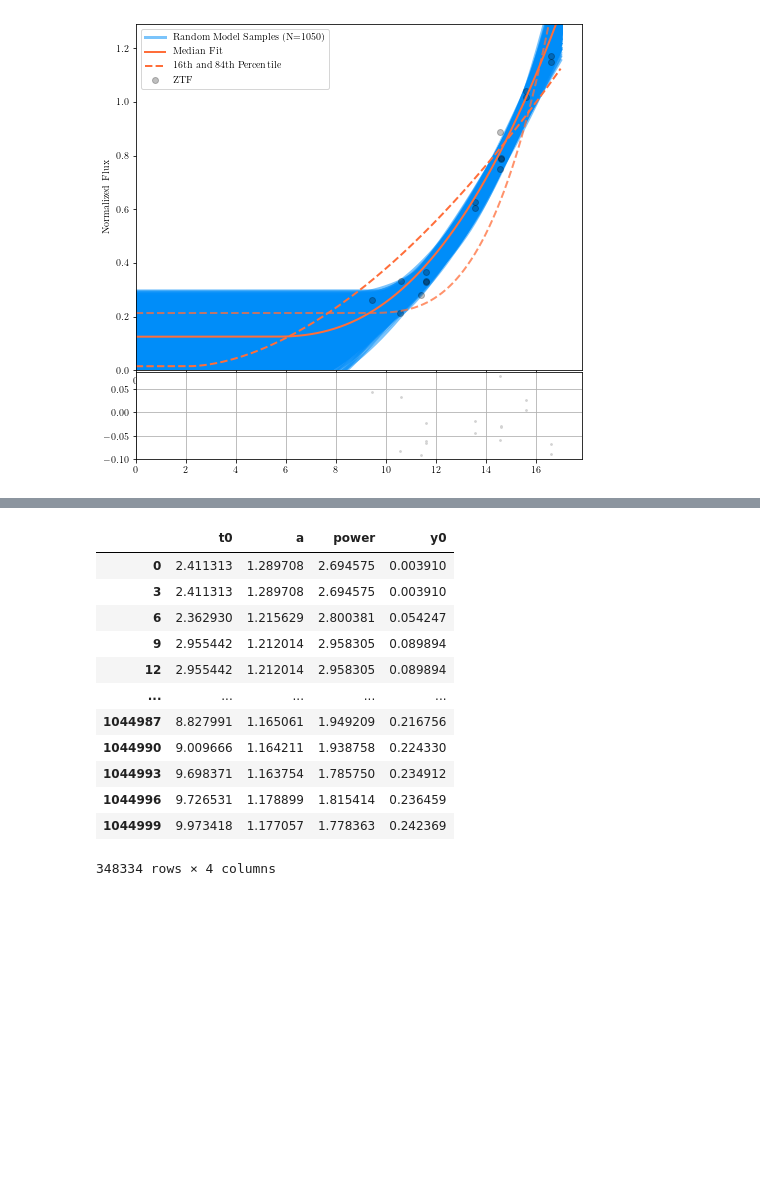
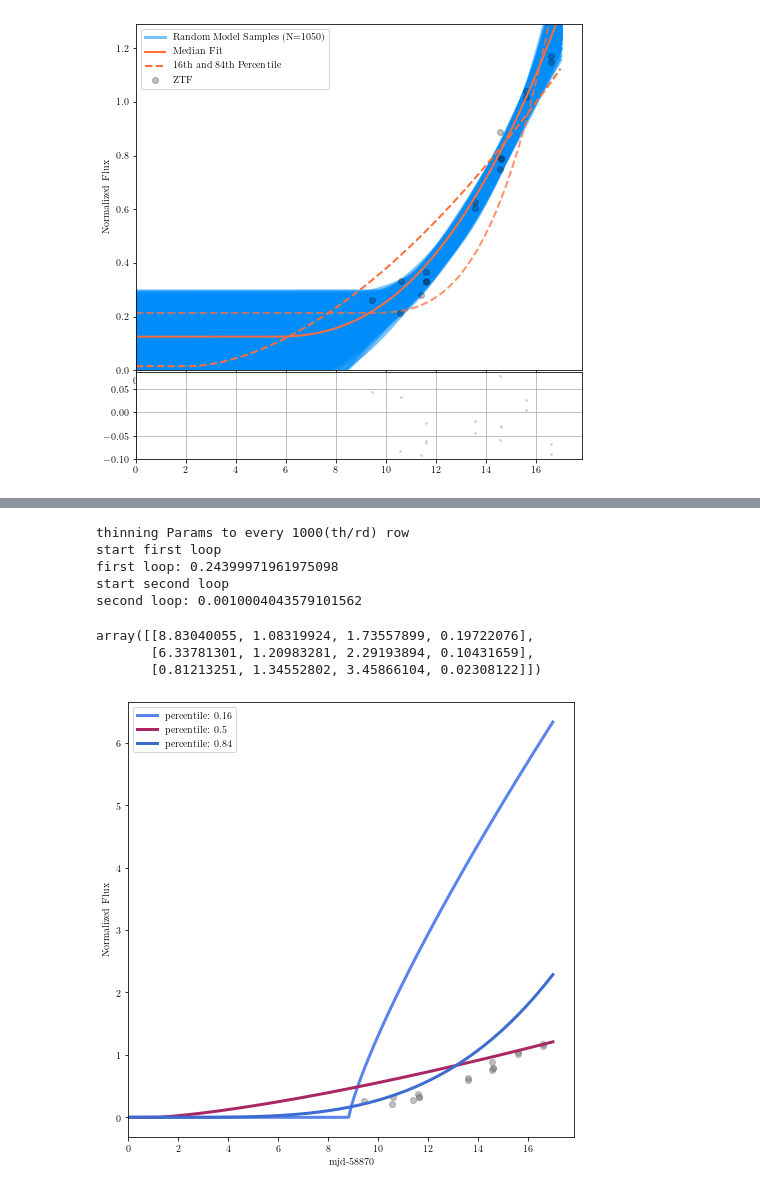
Before and after one commit to tylerbarna/BarnaSeniorHonorsThesis, a Jupyter notebook: sn2020bpi lightcurve modeling.ipynb, the cells around one changed output, grey strips where cells are left out. Cells and saved outputs as stored; diff of their text form; code cells hidden in the pictures; blank space fills up the shorter version.

Commit message:
Residual percentiles troubleshooting
trying to identify how to use the residual percentiles to plot models, having some issues

```diff
--- a/sn2020bpi lightcurve modeling.ipynb
+++ b/sn2020bpi lightcurve modeling.ipynb
@@ -279,16 +259,0 @@ second loop: 0.044000864028930664
-# %%
-fits[::3]
-# %% [output]
-|  | t0 | a | power | y0 |
-| 0 | 2.411313 | 1.289708 | 2.694575 | 0.003910 |
-| 3 | 2.411313 | 1.289708 | 2.694575 | 0.003910 |
-| 6 | 2.362930 | 1.215629 | 2.800381 | 0.054247 |
-| 9 | 2.955442 | 1.212014 | 2.958305 | 0.089894 |
-| 12 | 2.955442 | 1.212014 | 2.958305 | 0.089894 |
-| ... | ... | ... | ... | ... |
-| 1044987 | 8.827991 | 1.165061 | 1.949209 | 0.216756 |
-| 1044990 | 9.009666 | 1.164211 | 1.938758 | 0.224330 |
-| 1044993 | 9.698371 | 1.163754 | 1.785750 | 0.234912 |
-| 1044996 | 9.726531 | 1.178899 | 1.815414 | 0.236459 |
-| 1044999 | 9.973418 | 1.177057 | 1.778363 | 0.242369 |
-348334 rows × 4 columns
@@ -308,0 +260,14 @@ fits[::3]
+# %%
+modelResidual(ztf_2020bpi_norm,fits,percentiles=[0.16,0.50,0.84],curveModel='decoupled',
+              cutoff=17,debug=True,thinParams=1000)
+## (No list Comp)
+# %% [output]
+thinning Params to every 1000(th/rd) row
+start first loop
+first loop: 0.24399971961975098
+start second loop
+second loop: 0.0010004043579101562
+array([[8.83040055, 1.08319924, 1.73557899, 0.19722076],
+       [6.33781301, 1.20983281, 2.29193894, 0.10431659],
+       [0.81213251, 1.34552802, 3.45866104, 0.02308122]])
+[figure, added]
```
Also changed, not shown: parts of 7 cells of this notebook.
